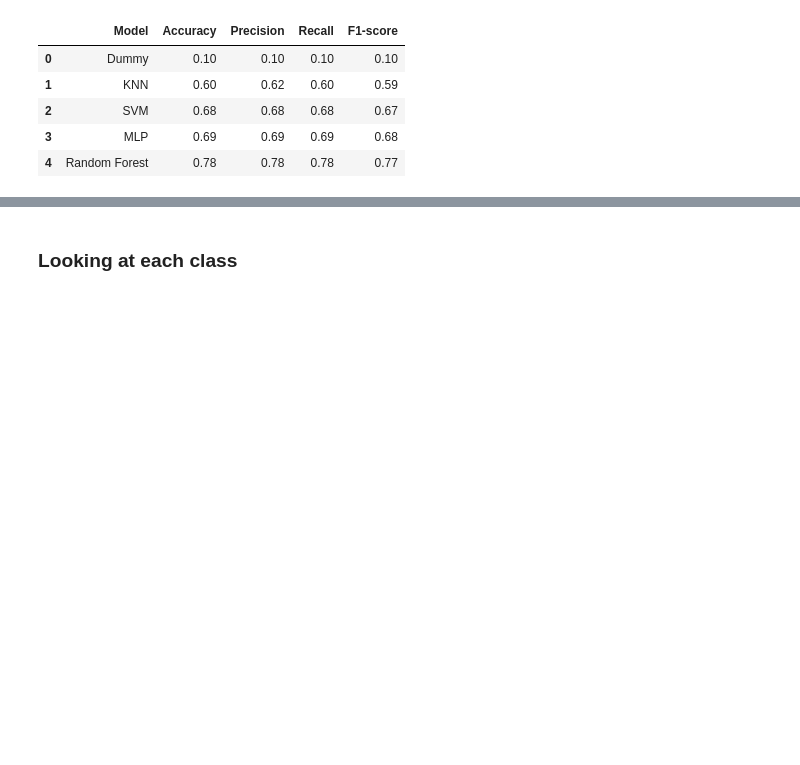
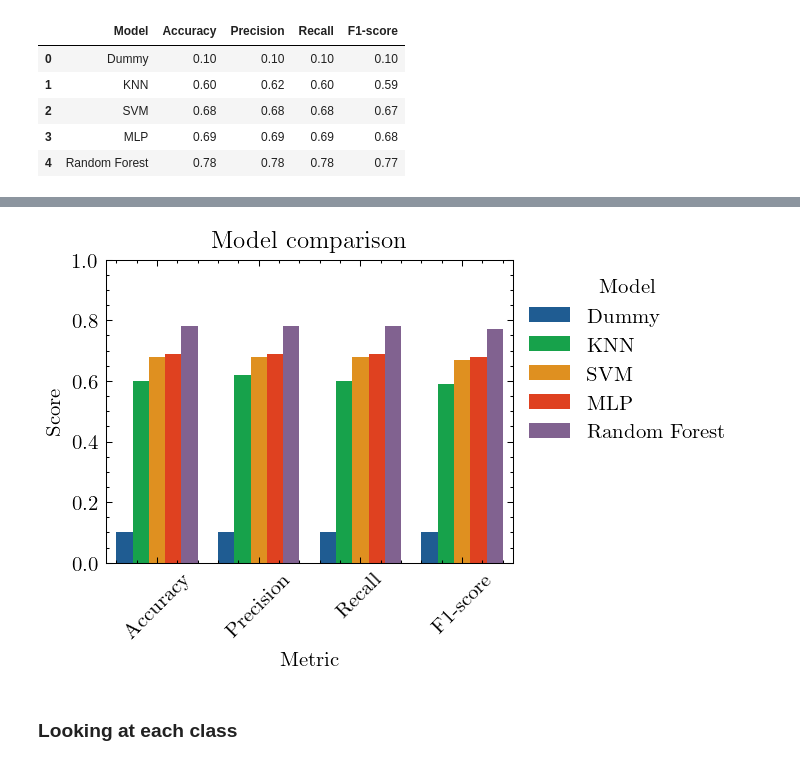
Before and after one commit to FilippoUslenghi/audio-pattern, a Jupyter notebook: project.ipynb, the cells around one changed output, grey strips where cells are left out. Cells and saved outputs as stored; diff of their text form; code cells hidden in the pictures; blank space fills up the shorter version.

Commit message:
Created new results plot

```diff
--- a/project.ipynb
+++ b/project.ipynb
@@ -812,3 +766,23 @@ plt.show()
+# %%
+results_df_wide = results_df.melt(
+    id_vars="Model", var_name="Metric", value_name="Score"
+)
+plt.figure(dpi=150)
+ax = sns.barplot(x="Metric", y="Score", hue="Model", data=results_df_wide)
+h, l = ax.get_legend_handles_labels()
+ax.legend(h, l, title="Model", loc="upper right", bbox_to_anchor=(1.57, 1))
+
+plt.title("Model comparison")
+plt.ylabel("Score")
+plt.ylim(0, 1)
+plt.xticks(rotation=45)
+os.makedirs("images", exist_ok=True)
+plt.savefig(
+    os.path.join("images", "model_comparison.pdf"), dpi=200, bbox_inches="tight"
+)
+plt.show()
+# %% [output]
+[figure, added]
 # %% [markdown]
 ### Looking at each class
 # %%
```
Also changed, not shown: parts of 1 cell of this notebook, 20 other files.
